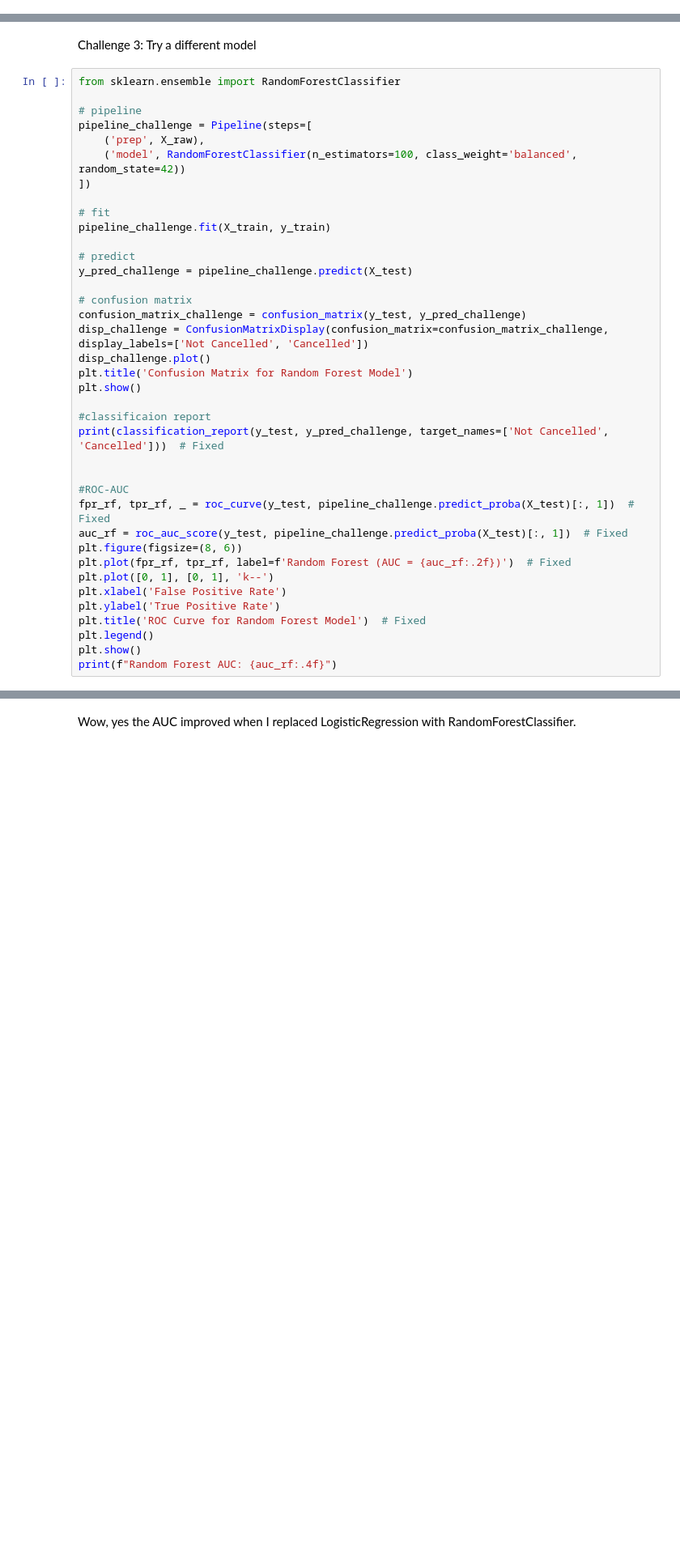
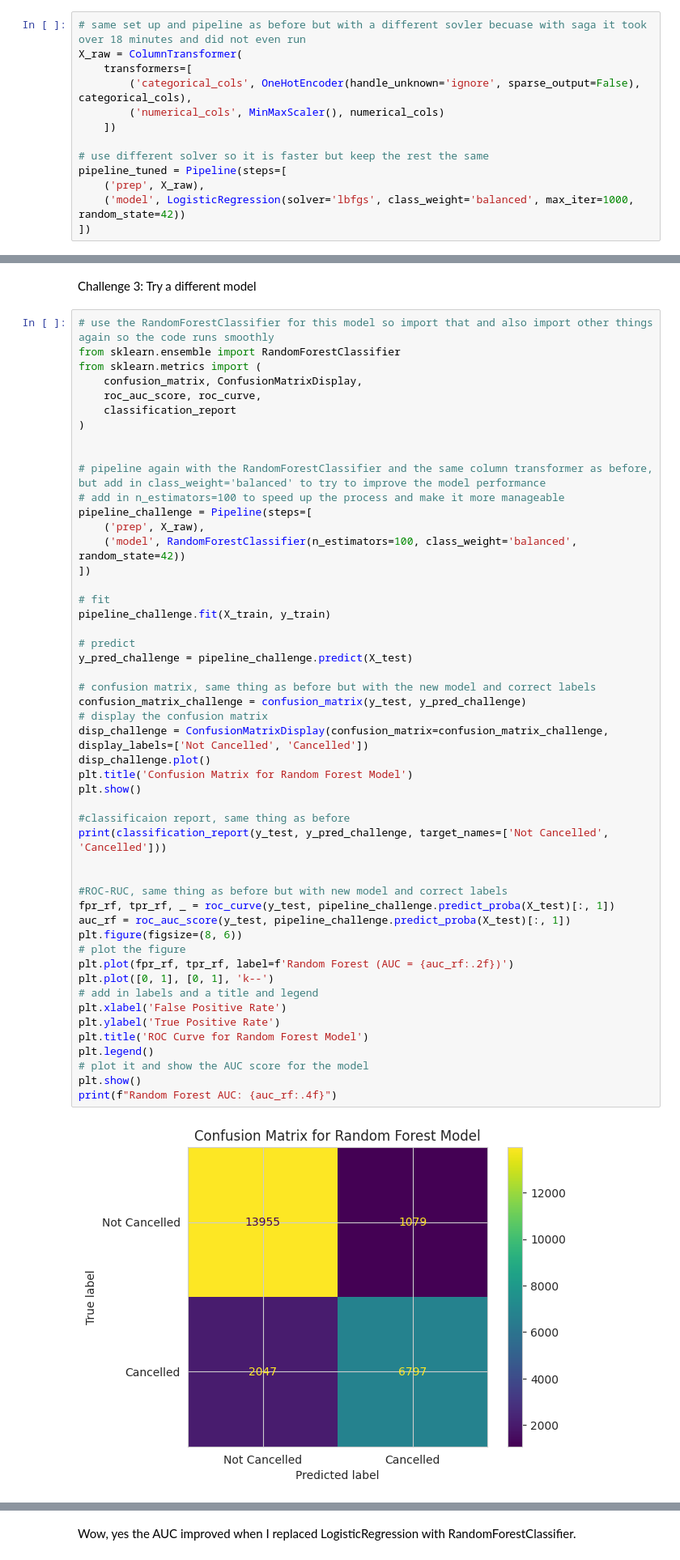
Before and after one commit to natalie-s11/Logistic_Regression, a Jupyter notebook: hotel_cancellation_lab.ipynb, the cells around one changed output, grey strips where cells are left out. Shown at 81% size. Saved outputs shown, nothing was run; the diff lists cells and outputs as text; blank space fills up the shorter version.

Commit message:
Finalized lab edits, fix challenge 1

```diff
--- a/hotel_cancellation_lab.ipynb
+++ b/hotel_cancellation_lab.ipynb
@@ -560,3 +580,16 @@ X_raw = ColumnTransformer(
 # %% [markdown]
 Challenge 1: Tune C
+# %%
+# same set up and pipeline as before but with a different sovler becuase with saga it took over 18 minutes and did not even run
+X_raw = ColumnTransformer(
+    transformers=[
+        ('categorical_cols', OneHotEncoder(handle_unknown='ignore', sparse_output=False), categorical_cols),
+        ('numerical_cols', MinMaxScaler(), numerical_cols)
+    ])
+
+# use different solver so it is faster but keep the rest the same
+pipeline_tuned = Pipeline(steps=[
+    ('prep', X_raw),
+    ('model', LogisticRegression(solver='lbfgs', class_weight='balanced', max_iter=1000, random_state=42))
+])
 # %%
@@ -591,41 +636,54 @@ NameError: name 'df' is not defined
 # %% [markdown]
 Challenge 3: Try a different model
 # %%
+# use the RandomForestClassifier for this model so import that and also import other things again so the code runs smoothly
 from sklearn.ensemble import RandomForestClassifier
+from sklearn.metrics import (
+    confusion_matrix, ConfusionMatrixDisplay,
+    roc_auc_score, roc_curve,
+    classification_report
+)
 
-# pipeline
+
+# pipeline again with the RandomForestClassifier and the same column transformer as before, but add in class_weight='balanced' to try to improve the model performance
+# add in n_estimators=100 to speed up the process and make it more manageable
 pipeline_challenge = Pipeline(steps=[
     ('prep', X_raw),
     ('model', RandomForestClassifier(n_estimators=100, class_weight='balanced', random_state=42))
 ])
 
 # fit
 pipeline_challenge.fit(X_train, y_train)
 
 # predict
 y_pred_challenge = pipeline_challenge.predict(X_test)
 
-# confusion matrix
+# confusion matrix, same thing as before but with the new model and correct labels
 confusion_matrix_challenge = confusion_matrix(y_test, y_pred_challenge)
+# display the confusion matrix
 disp_challenge = ConfusionMatrixDisplay(confusion_matrix=confusion_matrix_challenge, display_labels=['Not Cancelled', 'Cancelled'])
 disp_challenge.plot()
 plt.title('Confusion Matrix for Random Forest Model')
 plt.show()
 
-#classificaion report
-print(classification_report(y_test, y_pred_challenge, target_names=['Not Cancelled', 'Cancelled']))  # Fixed
+#classificaion report, same thing as before
+print(classification_report(y_test, y_pred_challenge, target_names=['Not Cancelled', 'Cancelled']))
 
 
-#ROC-AUC
-fpr_rf, tpr_rf, _ = roc_curve(y_test, pipeline_challenge.predict_proba(X_test)[:, 1])  # Fixed
-auc_rf = roc_auc_score(y_test, pipeline_challenge.predict_proba(X_test)[:, 1])  # Fixed
+#ROC-RUC, same thing as before but with new model and correct labels
+fpr_rf, tpr_rf, _ = roc_curve(y_test, pipeline_challenge.predict_proba(X_test)[:, 1])
+auc_rf = roc_auc_score(y_test, pipeline_challenge.predict_proba(X_test)[:, 1])
 plt.figure(figsize=(8, 6))
-plt.plot(fpr_rf, tpr_rf, label=f'Random Forest (AUC = {auc_rf:.2f})')  # Fixed
+# plot the figure
+plt.plot(fpr_rf, tpr_rf, label=f'Random Forest (AUC = {auc_rf:.2f})')
 plt.plot([0, 1], [0, 1], 'k--')
+# add in labels and a title and legend
 plt.xlabel('False Positive Rate')
 plt.ylabel('True Positive Rate')
-plt.title('ROC Curve for Random Forest Model')  # Fixed
+plt.title('ROC Curve for Random Forest Model')
 plt.legend()
+# plot it and show the AUC score for the model
 plt.show()
 print(f"Random Forest AUC: {auc_rf:.4f}")
 # %% [output]
+[figure, added]
```
Also changed, not shown: parts of 16 cells of this notebook, 1 other file.
